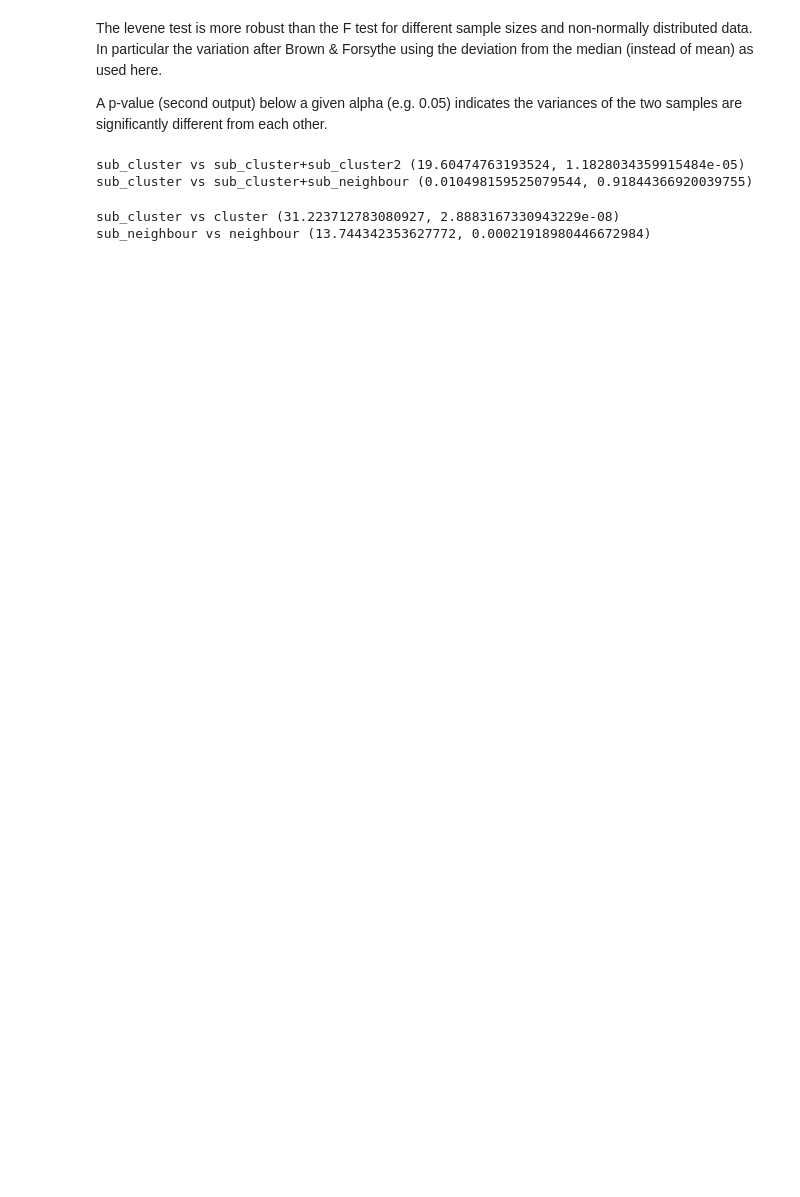
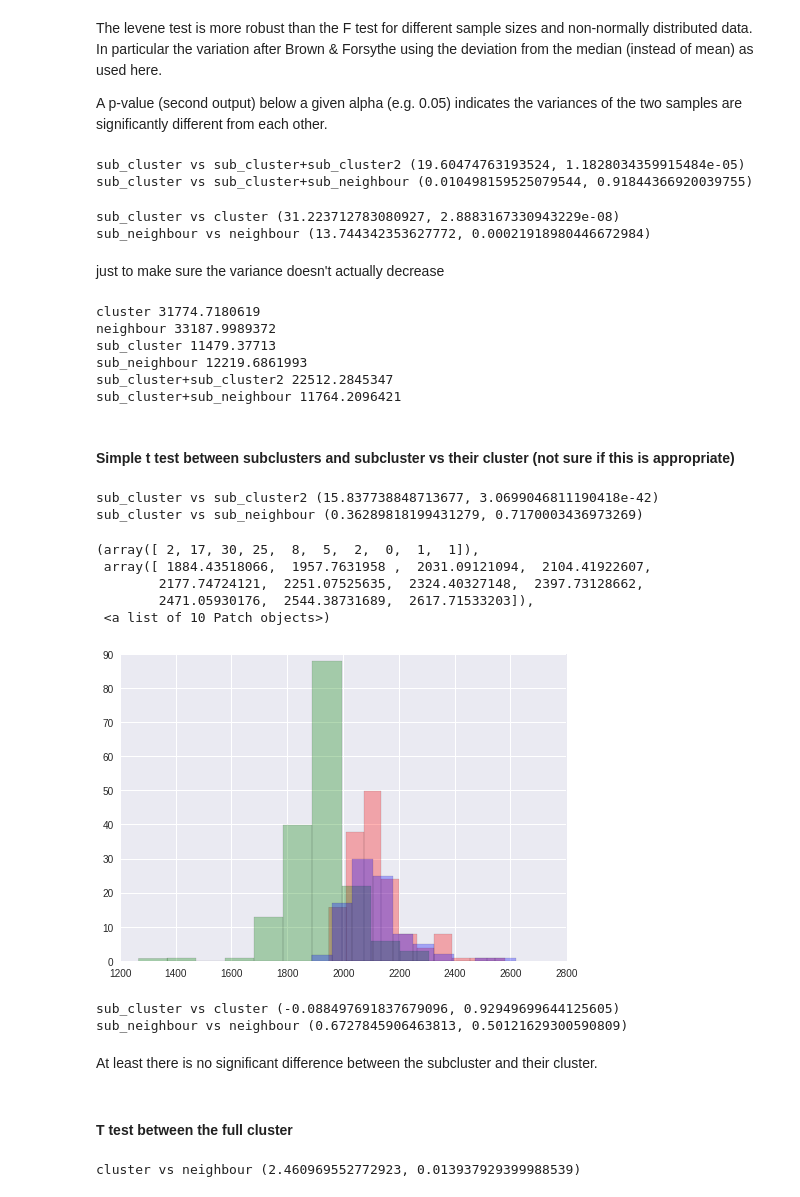
Before and after one commit to juhuntenburg/myelinconnect, a Jupyter notebook: t1_cluster_analysis.ipynb, the cells around one changed output. Drawn from its saved outputs; the diff is of its cells as text; code cells hidden in the pictures; blank space fills up the shorter version.

Commit message:
updating t1_cluster_analysis

```diff
--- a/t1_cluster_analysis.ipynb
+++ b/t1_cluster_analysis.ipynb
@@ -209,3 +209,52 @@ print 'sub_neighbour vs neighbour', stats.levene(t1_sub_neighbour, t1_neighbour)
 # %% [output]
 sub_cluster vs cluster (31.223712783080927, 2.8883167330943229e-08)
 sub_neighbour vs neighbour (13.744342353627772, 0.00021918980446672984)
+# %% [markdown]
+just to make sure the variance doesn't actually decrease
+# %%
+print 'cluster', np.var(t1_cluster)
+print 'neighbour', np.var(t1_neighbour)
+print 'sub_cluster', np.var(t1_sub_cluster)
+print 'sub_neighbour', np.var(t1_sub_neighbour)
+print 'sub_cluster+sub_cluster2', np.var((t1_sub_cluster+t1_sub_cluster2))
+print 'sub_cluster+sub_neighbour', np.var((t1_sub_cluster+t1_sub_neighbour))
+# %% [output]
+cluster 31774.7180619
+neighbour 33187.9989372
+sub_cluster 11479.37713
+sub_neighbour 12219.6861993
+sub_cluster+sub_cluster2 22512.2845347
+sub_cluster+sub_neighbour 11764.2096421
+# %% [markdown]
+#### Simple t test between subclusters and subcluster vs their cluster (not sure if this is appropriate)
+# %%
+print 'sub_cluster vs sub_cluster2', stats.ttest_ind(t1_sub_cluster, t1_sub_cluster2)
+print 'sub_cluster vs sub_neighbour', stats.ttest_ind(t1_sub_cluster, t1_sub_neighbour)
+# %% [output]
+sub_cluster vs sub_cluster2 (15.837738848713677, 3.0699046811190418e-42)
+sub_cluster vs sub_neighbour (0.36289818199431279, 0.7170003436973269)
+# %%
+hist(t1_sub_cluster, color='red',alpha=0.3)
+hist(t1_sub_cluster2, color='green',alpha=0.3)
+hist(t1_sub_neighbour, color='blue',alpha=0.3)
+# %% [output]
+(array([ 2, 17, 30, 25,  8,  5,  2,  0,  1,  1]),
+ array([ 1884.43518066,  1957.7631958 ,  2031.09121094,  2104.41922607,
+        2177.74724121,  2251.07525635,  2324.40327148,  2397.73128662,
+        2471.05930176,  2544.38731689,  2617.71533203]),
+ <a list of 10 Patch objects>)
+[figure, added]
+# %%
+print 'sub_cluster vs cluster', stats.ttest_ind(t1_sub_cluster, t1_cluster)
+print 'sub_neighbour vs neighbour', stats.ttest_ind(t1_sub_neighbour, t1_neighbour)
+# %% [output]
+sub_cluster vs cluster (-0.088497691837679096, 0.92949699644125605)
+sub_neighbour vs neighbour (0.6727845906463813, 0.50121629300590809)
+# %% [markdown]
+At least there is no significant difference between the subcluster and their cluster.
+# %% [markdown]
+#### T test between the full cluster
+# %%
+print 'cluster vs neighbour', stats.ttest_ind(t1_cluster, t1_neighbour)
+# %% [output]
+cluster vs neighbour (2.460969552772923, 0.013937929399988539)
```
Also changed, not shown: parts of 5 cells of this notebook.
